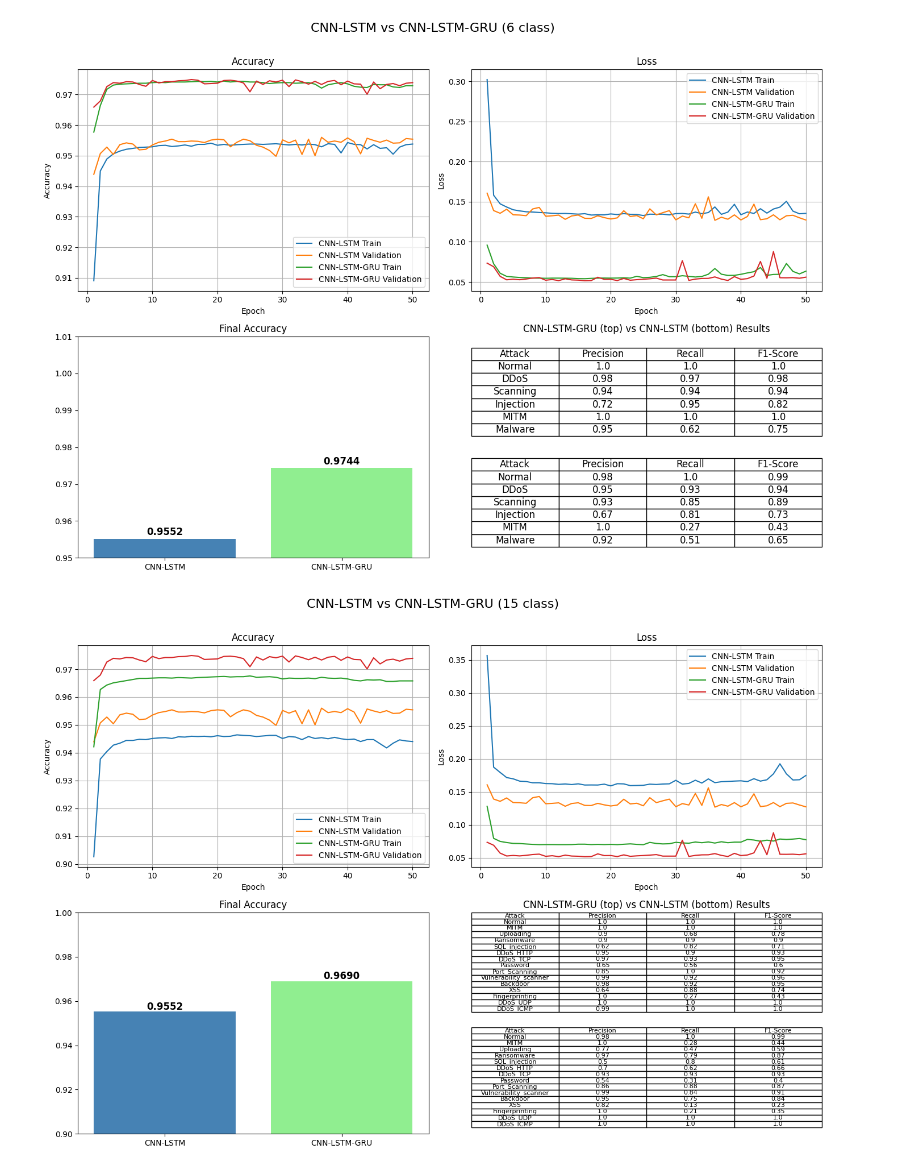
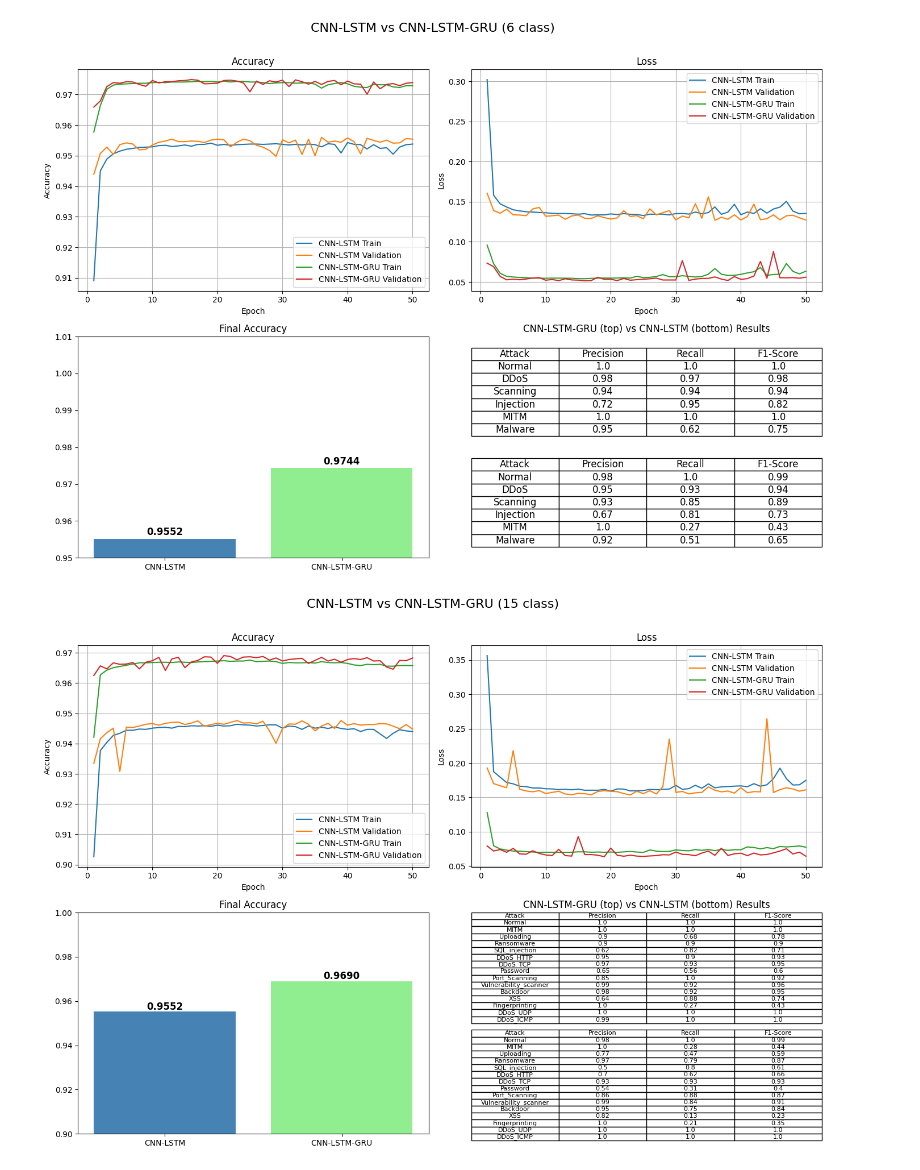
Before and after one commit to aadityataleppady/FII_NX1-NARC_Aaditya-Taleppady, a Jupyter notebook: Compare-Model-Results.ipynb, the cells around one changed output. Saved outputs shown, nothing was run; the diff lists cells and outputs as text; code cells hidden in the pictures.

```diff
--- a/Compare-Model-Results.ipynb
+++ b/Compare-Model-Results.ipynb
@@ -107,9 +107,9 @@ fig.suptitle("CNN-LSTM vs CNN-LSTM-GRU (6 class)", fontsize=16)
 
 # accuracy
 axs[0, 0].plot(cnn_lstm_epochs, cnn_lstm_train_acc, label='CNN-LSTM Train')
-axs[0, 0].plot(cnn_lstm_epochs, cnn_lstm_test_acc, label='CNN-LSTM Validation')
+axs[0, 0].plot(cnn_lstm_epochs, cnn_lstm_val_acc, label='CNN-LSTM Validation')
 axs[0, 0].plot(cnn_lstm_gru_epochs, cnn_lstm_gru_train_acc, label='CNN-LSTM-GRU Train')
-axs[0, 0].plot(cnn_lstm_gru_epochs, cnn_lstm_gru_test_acc, label='CNN-LSTM-GRU Validation')
+axs[0, 0].plot(cnn_lstm_gru_epochs, cnn_lstm_gru_val_acc, label='CNN-LSTM-GRU Validation')
 axs[0, 0].set_title("Accuracy")
 axs[0, 0].set_xlabel("Epoch")
 axs[0, 0].set_ylabel("Accuracy")
@@ -118,9 +118,9 @@ axs[0, 0].grid(True)
 
 # loss
 axs[0, 1].plot(cnn_lstm_epochs, cnn_lstm_train_loss, label='CNN-LSTM Train')
-axs[0, 1].plot(cnn_lstm_epochs, cnn_lstm_test_loss, label='CNN-LSTM Validation')
+axs[0, 1].plot(cnn_lstm_epochs, cnn_lstm_val_loss, label='CNN-LSTM Validation')
 axs[0, 1].plot(cnn_lstm_gru_epochs, cnn_lstm_gru_train_loss, label='CNN-LSTM-GRU Train')
-axs[0, 1].plot(cnn_lstm_gru_epochs, cnn_lstm_gru_test_loss, label='CNN-LSTM-GRU Validation')
+axs[0, 1].plot(cnn_lstm_gru_epochs, cnn_lstm_gru_val_loss, label='CNN-LSTM-GRU Validation')
 axs[0, 1].set_title("Loss")
 axs[0, 1].set_xlabel("Epoch")
 axs[0, 1].set_ylabel("Loss")
@@ -200,9 +200,9 @@ fig.suptitle("CNN-LSTM vs CNN-LSTM-GRU (15 class)", fontsize=16)
 
 # accuracy
 axs[0, 0].plot(cnn_lstm_epochs, cnn_lstm_train_acc, label='CNN-LSTM Train')
-axs[0, 0].plot(cnn_lstm_epochs, cnn_lstm_test_acc, label='CNN-LSTM Validation')
+axs[0, 0].plot(cnn_lstm_epochs, cnn_lstm_val_acc, label='CNN-LSTM Validation')
 axs[0, 0].plot(cnn_lstm_gru_epochs, cnn_lstm_gru_train_acc, label='CNN-LSTM-GRU Train')
-axs[0, 0].plot(cnn_lstm_gru_epochs, cnn_lstm_gru_test_acc, label='CNN-LSTM-GRU Validation')
+axs[0, 0].plot(cnn_lstm_gru_epochs, cnn_lstm_gru_val_acc, label='CNN-LSTM-GRU Validation')
 axs[0, 0].set_title("Accuracy")
 axs[0, 0].set_xlabel("Epoch")
 axs[0, 0].set_ylabel("Accuracy")
@@ -211,9 +211,9 @@ axs[0, 0].grid(True)
 
 # loss
 axs[0, 1].plot(cnn_lstm_epochs, cnn_lstm_train_loss, label='CNN-LSTM Train')
-axs[0, 1].plot(cnn_lstm_epochs, cnn_lstm_test_loss, label='CNN-LSTM Validation')
+axs[0, 1].plot(cnn_lstm_epochs, cnn_lstm_val_loss, label='CNN-LSTM Validation')
 axs[0, 1].plot(cnn_lstm_gru_epochs, cnn_lstm_gru_train_loss, label='CNN-LSTM-GRU Train')
-axs[0, 1].plot(cnn_lstm_gru_epochs, cnn_lstm_gru_test_loss, label='CNN-LSTM-GRU Validation')
+axs[0, 1].plot(cnn_lstm_gru_epochs, cnn_lstm_gru_val_loss, label='CNN-LSTM-GRU Validation')
 axs[0, 1].set_title("Loss")
 axs[0, 1].set_xlabel("Epoch")
 axs[0, 1].set_ylabel("Loss")
@@ -233,33 +233,33 @@ for i, acc in enumerate(test_accs):
 results_cnn_lstm_gru = pd.DataFrame({
     "Attack": ["Normal", "MITM", "Uploading", "Ransomware", "SQL_injection", "DDoS_HTTP", "DDoS_TCP", "Password", "Port_Scanning", "Vulnerability_scanner", "Backdoor", "XSS", "Fingerprinting", "DDoS_UDP", "DDoS_ICMP"],
     "Precision": [1.00, 1.00, 0.90, 0.90, 0.62, 0.95, 0.97, 0.65, 0.85, 0.99, 0.98, 0.64, 1.00, 1.00, 0.99],
     "Recall": [1.00, 1.00, 0.68, 0.90, 0.82, 0.90, 0.93, 0.56, 1.00, 0.92, 0.92, 0.88, 0.27, 1.00, 1.00],
     "F1-Score": [1.00, 1.00, 0.78, 0.90, 0.71, 0.93, 0.95, 0.60, 0.92, 0.96, 0.95, 0.74, 0.43, 1.00, 1.00]
 
 })
 
 results_cnn_lstm = pd.DataFrame({
     "Attack": ["Normal", "MITM", "Uploading", "Ransomware", "SQL_injection", "DDoS_HTTP", "DDoS_TCP", "Password", "Port_Scanning", "Vulnerability_scanner", "Backdoor", "XSS", "Fingerprinting", "DDoS_UDP", "DDoS_ICMP"],
     "Precision": [0.98, 1.00, 0.77, 0.97, 0.50, 0.70, 0.93, 0.54, 0.86, 0.99, 0.95, 0.82, 1.00, 1.00, 1.00],
     "Recall": [1.00, 0.28, 0.47, 0.79, 0.80, 0.62, 0.93, 0.31, 0.88, 0.84, 0.75, 0.13, 0.21, 1.00, 1.00],
     "F1-Score": [0.99, 0.44, 0.59, 0.87, 0.61, 0.66, 0.93, 0.40, 0.87, 0.91, 0.84, 0.23, 0.35, 1.00, 1.00]
 })
 
 # CNN-LSTM-GRU table
 axs[1, 1].axis('off')
-table_cnn_lstm_gru = axs[1, 1].table(cellText=results_cnn_lstm_gru.values, colLabels=results_cnn_lstm_gru.columns, loc='center', cellLoc='center', bbox=[0, 0.55, 1, 0.45])
+table_cnn_lstm_gru = axs[1, 1].table(cellText=results_cnn_lstm_gru.values, colLabels=results_cnn_lstm_gru.columns, loc='center', cellLoc='center', bbox=[0, 0.50, 1, 0.5])
 table_cnn_lstm_gru.auto_set_font_size(False)
 table_cnn_lstm_gru.set_fontsize(8)
 table_cnn_lstm_gru.scale(1.2, 1.2)
 
 # CNN-LSTM table
-table_cnn_lstm = axs[1, 1].table(cellText=results_cnn_lstm.values, colLabels=results_cnn_lstm.columns, loc='center', cellLoc='center', bbox=[0, 0.03, 1, 0.45])
+table_cnn_lstm = axs[1, 1].table(cellText=results_cnn_lstm.values, colLabels=results_cnn_lstm.columns, loc='center', cellLoc='center', bbox=[0, -0.03, 1, 0.5])
 table_cnn_lstm.auto_set_font_size(False)
 table_cnn_lstm.set_fontsize(8)
 table_cnn_lstm.scale(1.2, 1.2)
 axs[1, 1].set_title("CNN-LSTM-GRU (top) vs CNN-LSTM (bottom) Results")
 
 plt.tight_layout(rect=[0, 0, 1, 0.97])
 plt.show()
 # %% [output]
-[figure, old version]
+[figure, new version]
```
Also changed, not shown: parts of 3 cells of this notebook, 6 other files.
